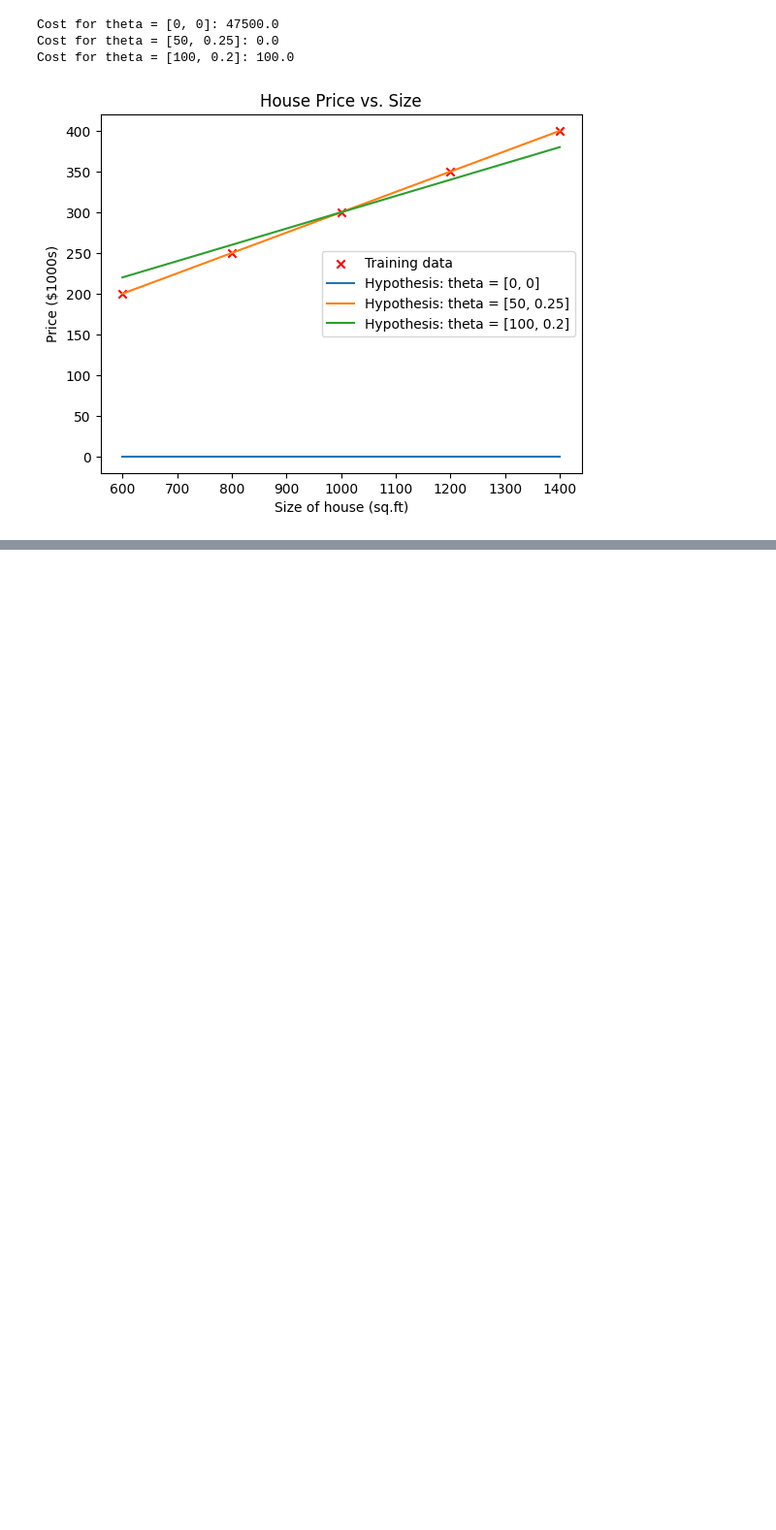
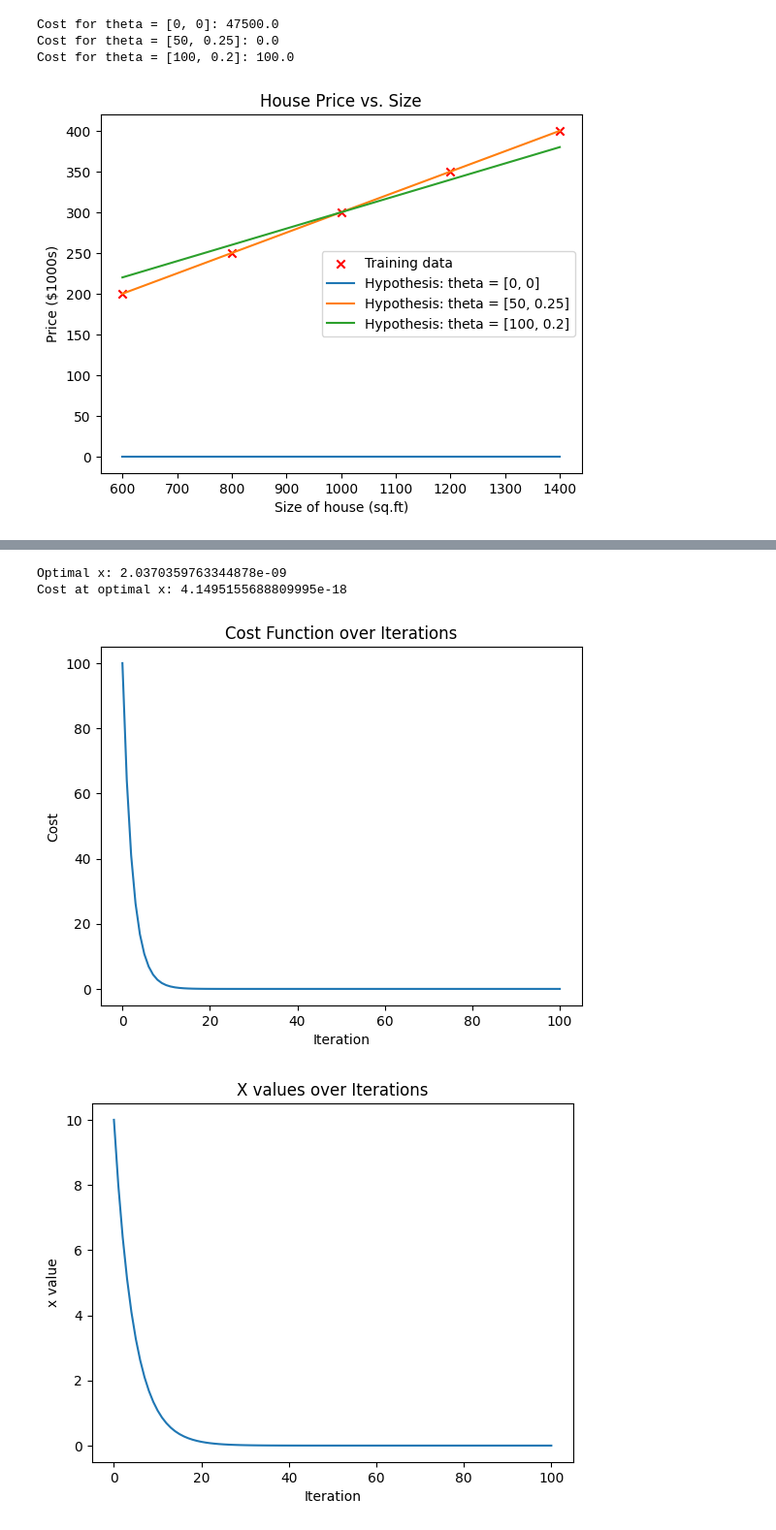
Before and after one commit to shoaib900/demo_env, a Jupyter notebook: week06.ipynb, the cells around one changed output, grey strips where cells are left out. Shown: that part at 97% size. Saved outputs shown, nothing was run; the diff lists cells and outputs as text; code cells hidden in the pictures; blank space fills up the shorter version.

```diff
--- a/week06.ipynb
+++ b/week06.ipynb
@@ -53,0 +69,50 @@ plt.show()
+# %%
+
+# Gradient Descent function
+def gradient_descent(starting_x, learning_rate, num_iterations):
+    x = starting_x
+    x_history = [x]  # Keep track of x values for visualization
+    cost_history = [cost_function(x)]  # Keep track of cost values
+
+    for i in range(num_iterations):
+        grad = gradient(x)
+        x = x - learning_rate * grad
+        x_history.append(x)
+        cost_history.append(cost_function(x))
+
+    return x, x_history, cost_history
+# %%
+
+# Parameters
+starting_x = 10  # Initial guess
+learning_rate = 0.1  # Step size
+num_iterations = 100  # Number of iterations
+# %%
+
+# Run gradient descent
+optimal_x, x_history, cost_history = gradient_descent(starting_x, learning_rate, num_iterations)
+
+# Print final result
+print(f'Optimal x: {optimal_x}')
+print(f'Cost at optimal x: {cost_function(optimal_x)}')
+# %% [output]
+Optimal x: 2.0370359763344878e-09
+Cost at optimal x: 4.1495155688809995e-18
+# %%
+
+# Plot cost function history
+plt.plot(cost_history)
+plt.title('Cost Function over Iterations')
+plt.xlabel('Iteration')
+plt.ylabel('Cost')
+plt.show()
+
+# Plot x values over iterations
+plt.plot(x_history)
+plt.title('X values over Iterations')
+plt.xlabel('Iteration')
+plt.ylabel('x value')
+plt.show()
+# %% [output]
+[figure, added]
+[figure, added]
```
Also changed, not shown: parts of 11 cells of this notebook.
